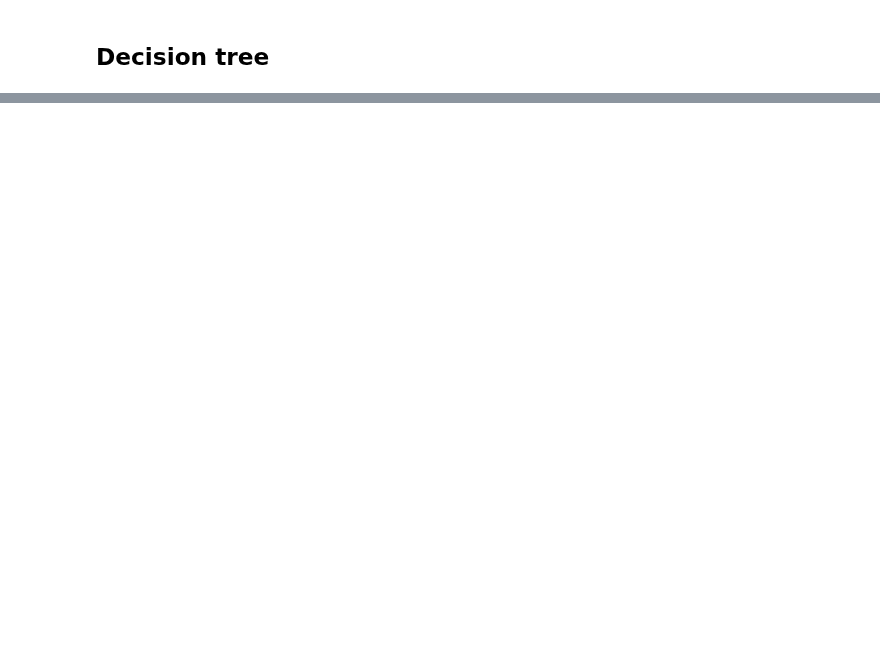
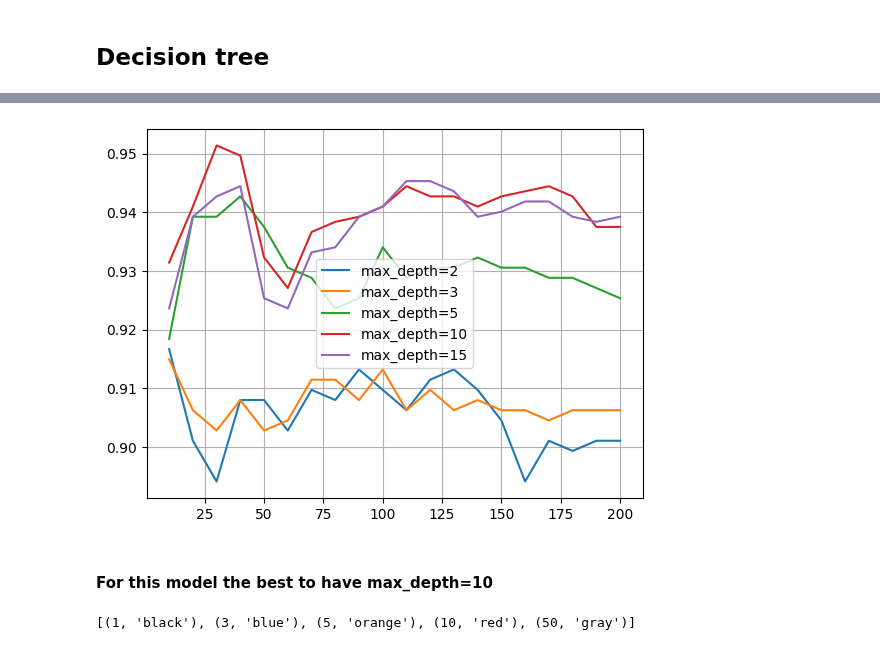
Before and after one commit to khvatov/machine-learning-zoomcamp-homework, a Jupyter notebook: midterm_project/midterm.ipynb, the cells around one changed output, grey strips where cells are left out. Drawn from its saved outputs; the diff is of its cells as text; code cells hidden in the pictures; blank space fills up the shorter version.

```diff
--- a/midterm_project/midterm.ipynb
+++ b/midterm_project/midterm.ipynb
@@ -786,0 +823,12 @@ auc=0.9522
+# %%
+#let's create a dataframe of different combinations of depth and min sample leaves.
+scores = []
+
+for d in [2,3,4,5,6, 7, 10, 15, 20, None]:
+    for s in [1,2,5,10,15,20,50]:
+        dt = DecisionTreeClassifier(max_depth=d, min_samples_leaf=s)
+        dt.fit(X_train, y_train)
+        y_pred = dt.predict_proba(X_val)[:,1]
+        auc = roc_auc_score(y_val, y_pred)
+
+        scores.append((d, s, auc))
@@ -786,0 +859,6 @@ auc=0.9522
+# %%
+
+dt = DecisionTreeClassifier(max_depth=3, min_samples_leaf=5)
+dt.fit(X_train, y_train)
+y_pred = dt.predict_proba(X_val)[:,1]
+print(f"Final DecisionTreeClassifier model {roc_auc_score(y_val, y_pred)=:.4}")
@@ -786,0 +871,15 @@ auc=0.9522
+# %%
+#we will try various number of n_estimators to pick the best-performing one
+
+scores = []
+for d in [2,3, 5 , 10, 15]:
+    for n in range(10, 201, 10):
+        rf = RandomForestClassifier(n_estimators=n, max_depth=d, random_state=1)
+        rf.fit(X_train, y_train)
+        y_pred = rf.predict_proba(X_val)[:,1]
+        auc = roc_auc_score(y_val, y_pred)
+        scores.append((d, n, auc))
+# %%
+columns=["max_depth", "n_estimators","auc"]
+df_scores = pd.DataFrame(scores, columns=columns)
+df_scores.head()
@@ -786,0 +893,12 @@ auc=0.9522
+# %%
+lines = []
+for d in [2,3, 5 , 10, 15]:
+    df_subset = df_scores[df_scores.max_depth == d]
+    line, = plt.plot(df_subset.n_estimators, df_subset.auc, label=f"max_depth={d}")
+    lines.append(line)
+plt.legend(handles=lines)
+plt.grid()
+# %% [output]
+[figure, added]
+# %% [markdown]
+#### For this model the best to have max_depth=10
@@ -786,0 +921,7 @@ auc=0.9522
+# %%
+colors = ['black', 'blue', 'orange', 'red', 'gray']
+min_sample_leaf_values = [1,3,5,10,50]
+
+list(zip(min_sample_leaf_values, colors))
+# %% [output]
+[(1, 'black'), (3, 'blue'), (5, 'orange'), (10, 'red'), (50, 'gray')]
```
Also changed, not shown: parts of 68 cells of this notebook, 2 other files.
